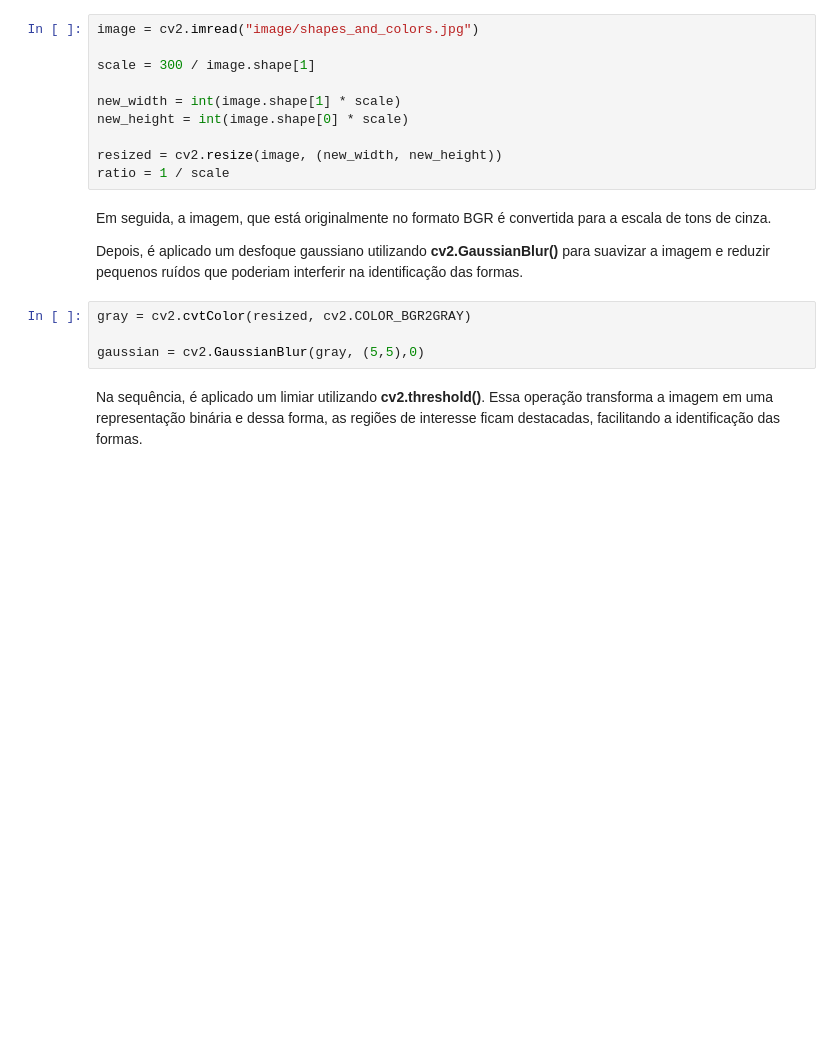
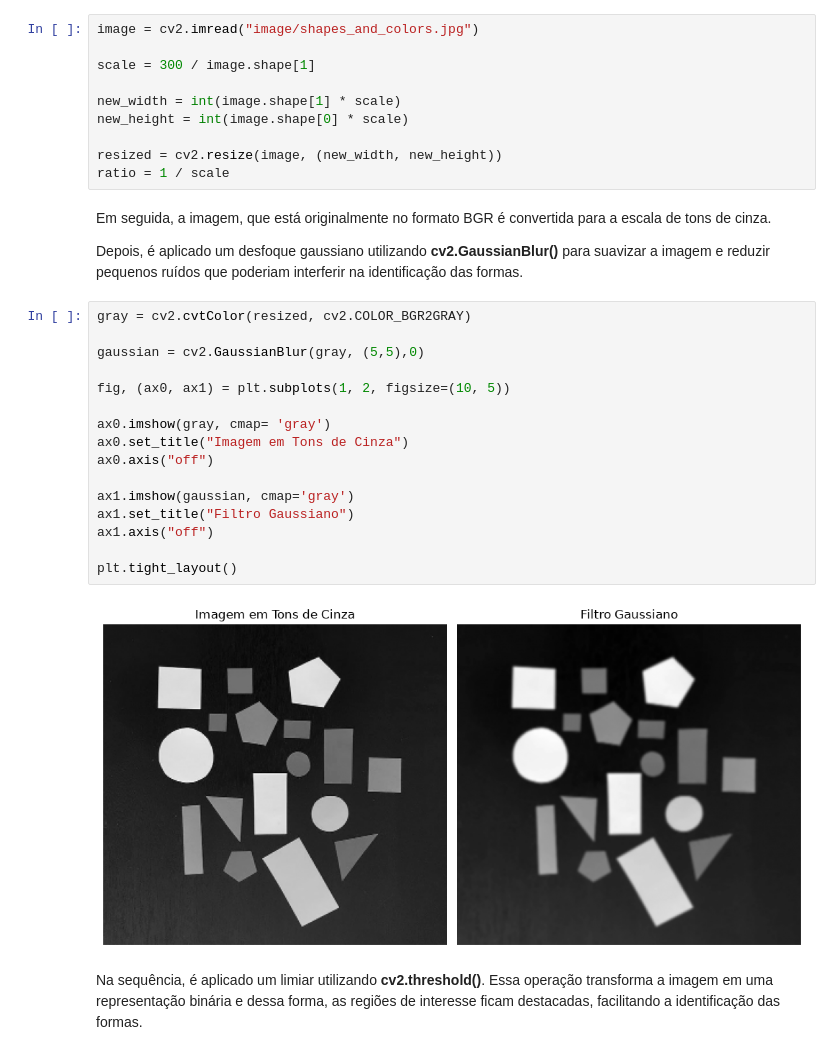
Before and after one commit to gab-rielly/vision-studies, a Jupyter notebook: shape detection.ipynb, the cells around one changed output. Saved outputs shown, nothing was run; the diff lists cells and outputs as text; blank space fills up the shorter version.

```diff
--- a/shape detection.ipynb
+++ b/shape detection.ipynb
@@ -89,7 +111,21 @@ Depois, é aplicado um desfoque gaussiano utilizando **cv2.GaussianBlur()** para
 # %%
 gray = cv2.cvtColor(resized, cv2.COLOR_BGR2GRAY)
 
 gaussian = cv2.GaussianBlur(gray, (5,5),0)
+
+fig, (ax0, ax1) = plt.subplots(1, 2, figsize=(10, 5))
+
+ax0.imshow(gray, cmap= 'gray')
+ax0.set_title("Imagem em Tons de Cinza")
+ax0.axis("off")
+
+ax1.imshow(gaussian, cmap='gray')
+ax1.set_title("Filtro Gaussiano")
+ax1.axis("off")
+
+plt.tight_layout()
+# %% [output]
+[figure, added]
 # %% [markdown]
 Na sequência, é aplicado um limiar utilizando **cv2.threshold()**. Essa operação transforma a imagem em uma representação binária e dessa forma, as regiões de interesse ficam destacadas, facilitando a identificação das formas.
 # %%
```
Also changed, not shown: parts of 15 cells of this notebook, 1 other file.
